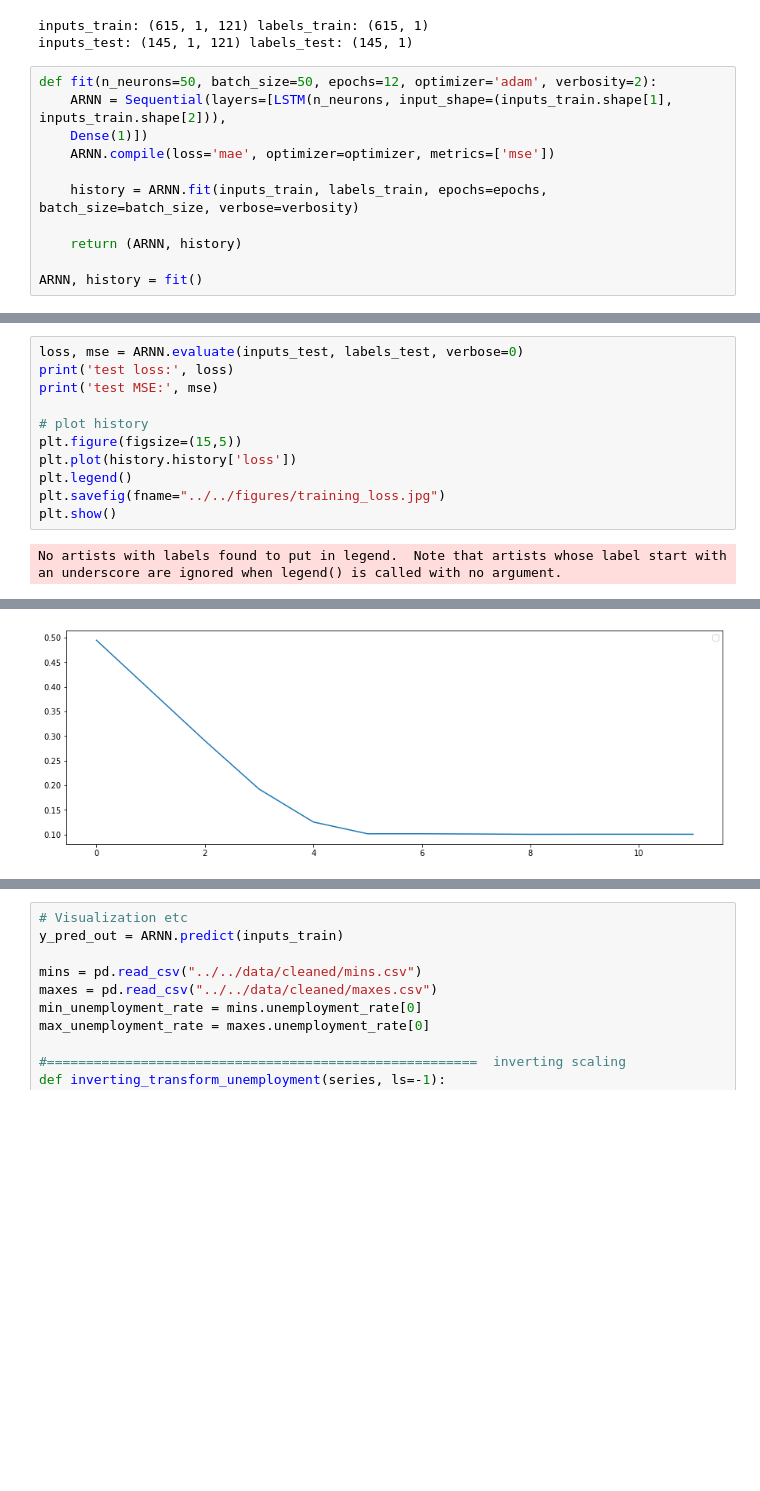
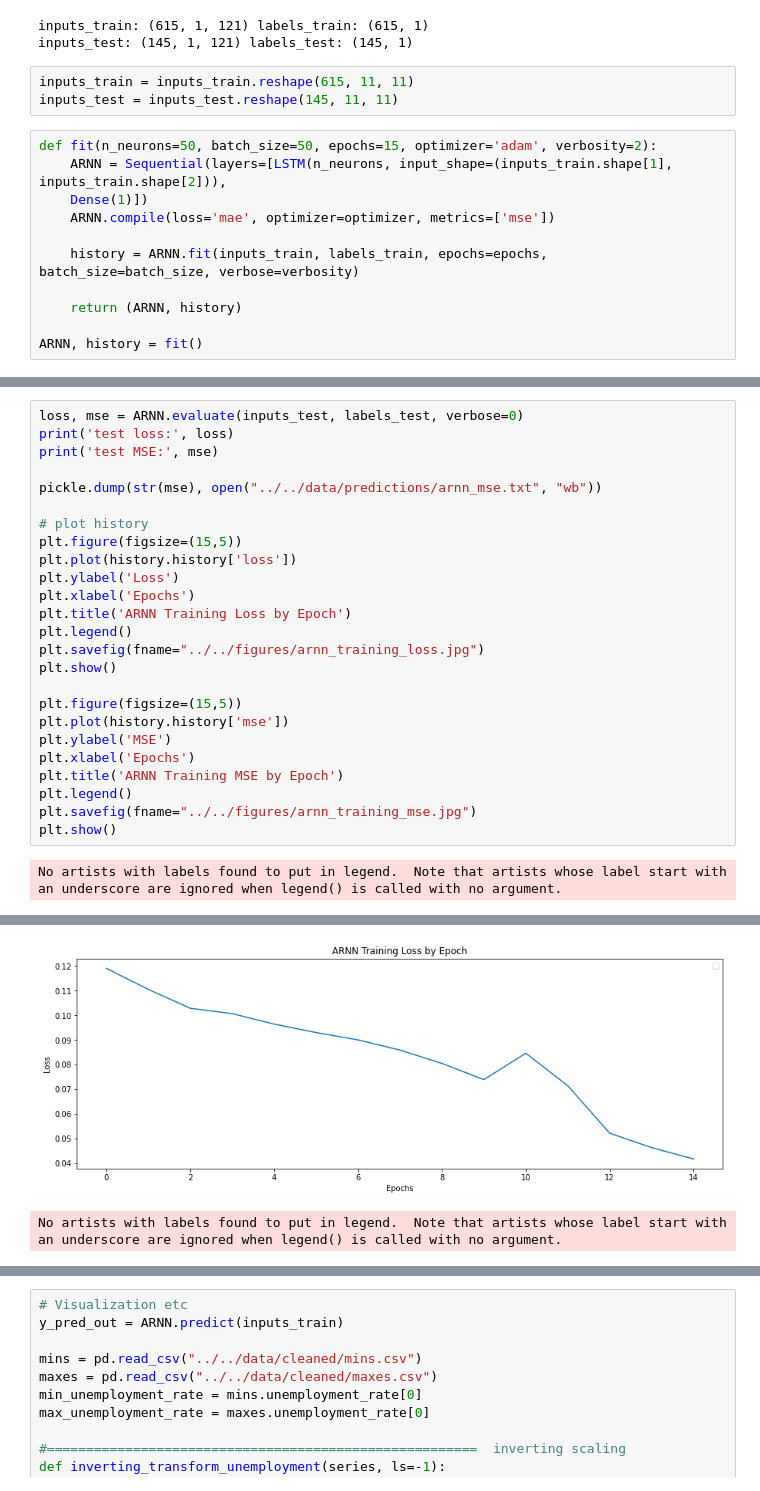
Before and after one commit to JayRPhilbrick/dl-economy-jayandshivani, a Jupyter notebook: code/predictors/arrn.ipynb, the cells around one changed output, grey strips where cells are left out. Cells and saved outputs as stored; diff of their text form; blank space fills up the shorter version.

Commit message:
visualization and preprocessing changes!

```diff
--- a/code/predictors/arrn.ipynb
+++ b/code/predictors/arrn.ipynb
@@ -94,8 +95,11 @@ print('inputs_train:', inputs_train.shape, 'labels_train:', labels_train.shape,
 # %% [output]
 inputs_train: (615, 1, 121) labels_train: (615, 1)
 inputs_test: (145, 1, 121) labels_test: (145, 1)
+# %%
+inputs_train = inputs_train.reshape(615, 11, 11)
+inputs_test = inputs_test.reshape(145, 11, 11)
 # %%
-def fit(n_neurons=50, batch_size=50, epochs=12, optimizer='adam', verbosity=2):
+def fit(n_neurons=50, batch_size=50, epochs=15, optimizer='adam', verbosity=2):
     ARNN = Sequential(layers=[LSTM(n_neurons, input_shape=(inputs_train.shape[1], inputs_train.shape[2])),
     Dense(1)])
     ARNN.compile(loss='mae', optimizer=optimizer, metrics=['mse'])
@@ -128,11 +132,25 @@ loss, mse = ARNN.evaluate(inputs_test, labels_test, verbose=0)
 print('test loss:', loss)
 print('test MSE:', mse)
 
+pickle.dump(str(mse), open("../../data/predictions/arnn_mse.txt", "wb"))
+
 # plot history
 plt.figure(figsize=(15,5))
 plt.plot(history.history['loss'])
+plt.ylabel('Loss')
+plt.xlabel('Epochs')
+plt.title('ARNN Training Loss by Epoch')
 plt.legend()
-plt.savefig(fname="../../figures/training_loss.jpg")
+plt.savefig(fname="../../figures/arnn_training_loss.jpg")
 plt.show()
+
+plt.figure(figsize=(15,5))
+plt.plot(history.history['mse'])
+plt.ylabel('MSE')
+plt.xlabel('Epochs')
+plt.title('ARNN Training MSE by Epoch')
+plt.legend()
+plt.savefig(fname="../../figures/arnn_training_mse.jpg")
+plt.show()
 # %% [output]
 No artists with labels found to put in legend.  Note that artists whose label start with an underscore are ignored when legend() is called with no argument.
@@ -141 +159,2 @@ test MSE: 0.039151180535554886
-[figure, old version]
+[figure, new version]
+No artists with labels found to put in legend.  Note that artists whose label start with an underscore are ignored when legend() is called with no argument.
```
Also changed, not shown: parts of 6 cells of this notebook, 22 other files.
